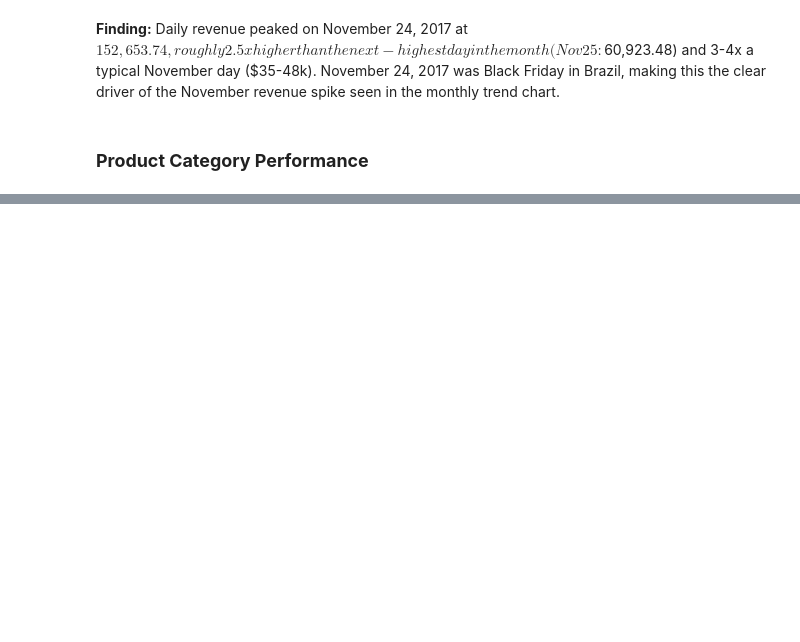
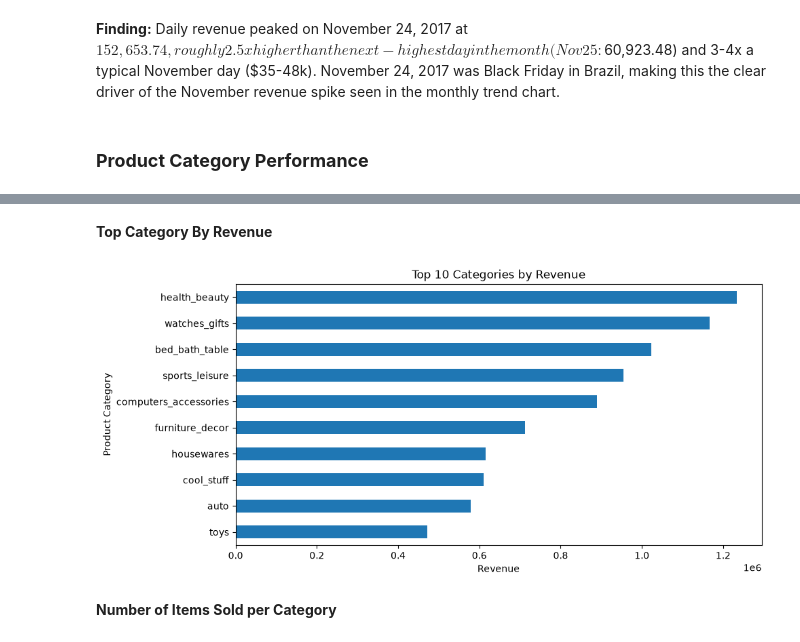
Before and after one commit to imanfarooq10/olist-ecommerce-sales-analysis, a Jupyter notebook: notebooks/3_eda.ipynb, the cells around one changed output, grey strips where cells are left out. Cells and saved outputs as stored; diff of their text form; code cells hidden in the pictures; blank space fills up the shorter version.

Commit message:
Product category performance

```diff
--- a/notebooks/3_eda.ipynb
+++ b/notebooks/3_eda.ipynb
@@ -151,0 +136,3 @@ sales.head()
+# %%
+product_sales=sales.merge(products, on='product_id',how='left')
+product_sales=product_sales.merge(product_category, on='product_category_name',how='left')
@@ -151,0 +147,15 @@ sales.head()
+# %% [markdown]
+**Top Category By Revenue**
+# %%
+catergory_revenue=product_sales.groupby('product_category_name_english')['price'].sum()
+catergory_revenue=catergory_revenue.sort_values(ascending=False).head(10)
+# %%
+catergory_revenue.head(10).plot(kind='barh',figsize=(10,5),title='Top 10 Categories by Revenue')
+plt.xlabel('Revenue')
+plt.ylabel('Product Category')
+plt.gca().invert_yaxis()
+plt.show()
+# %% [output]
+[figure, added]
+# %% [markdown]
+**Number of Items Sold per Category**
```
Also changed, not shown: parts of 10 cells of this notebook.
